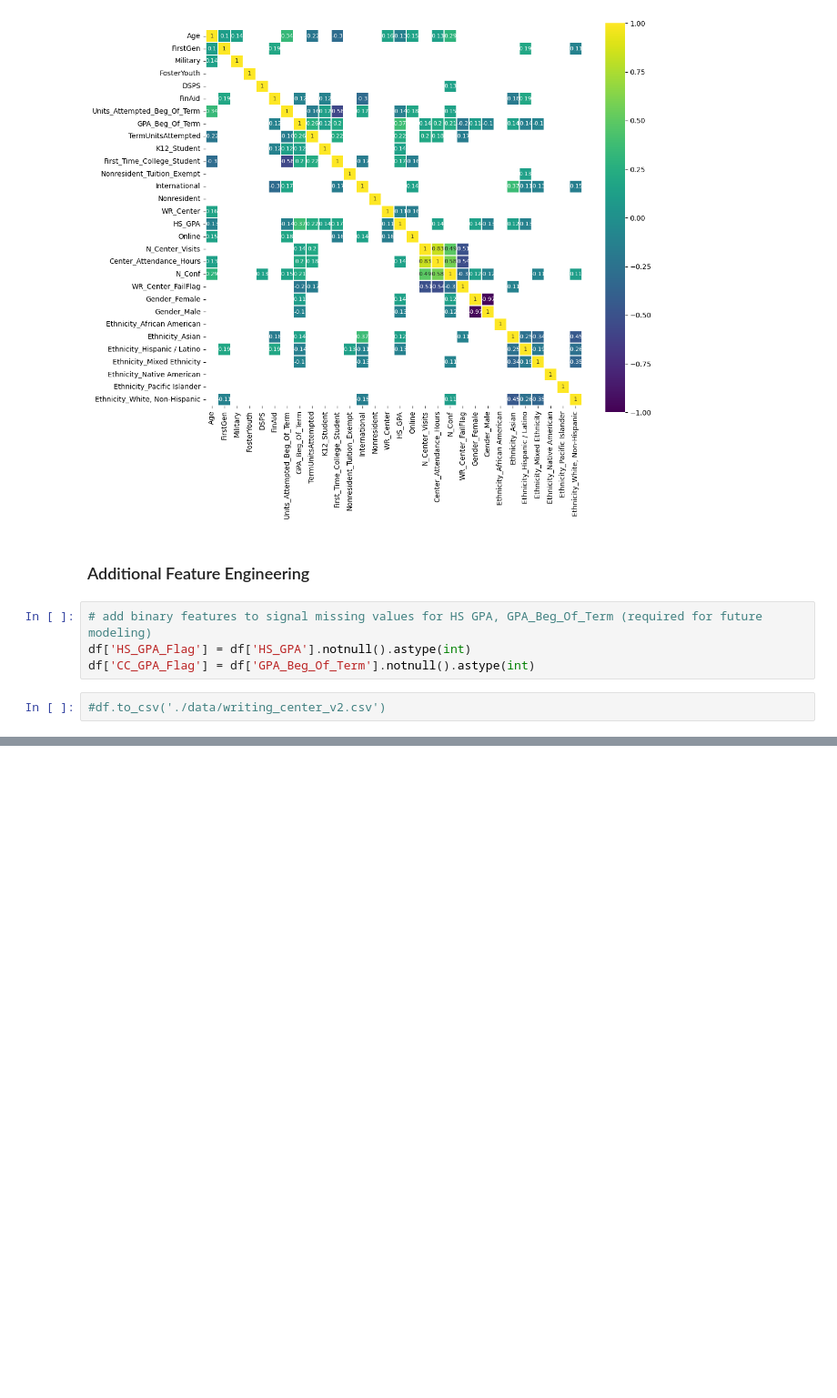
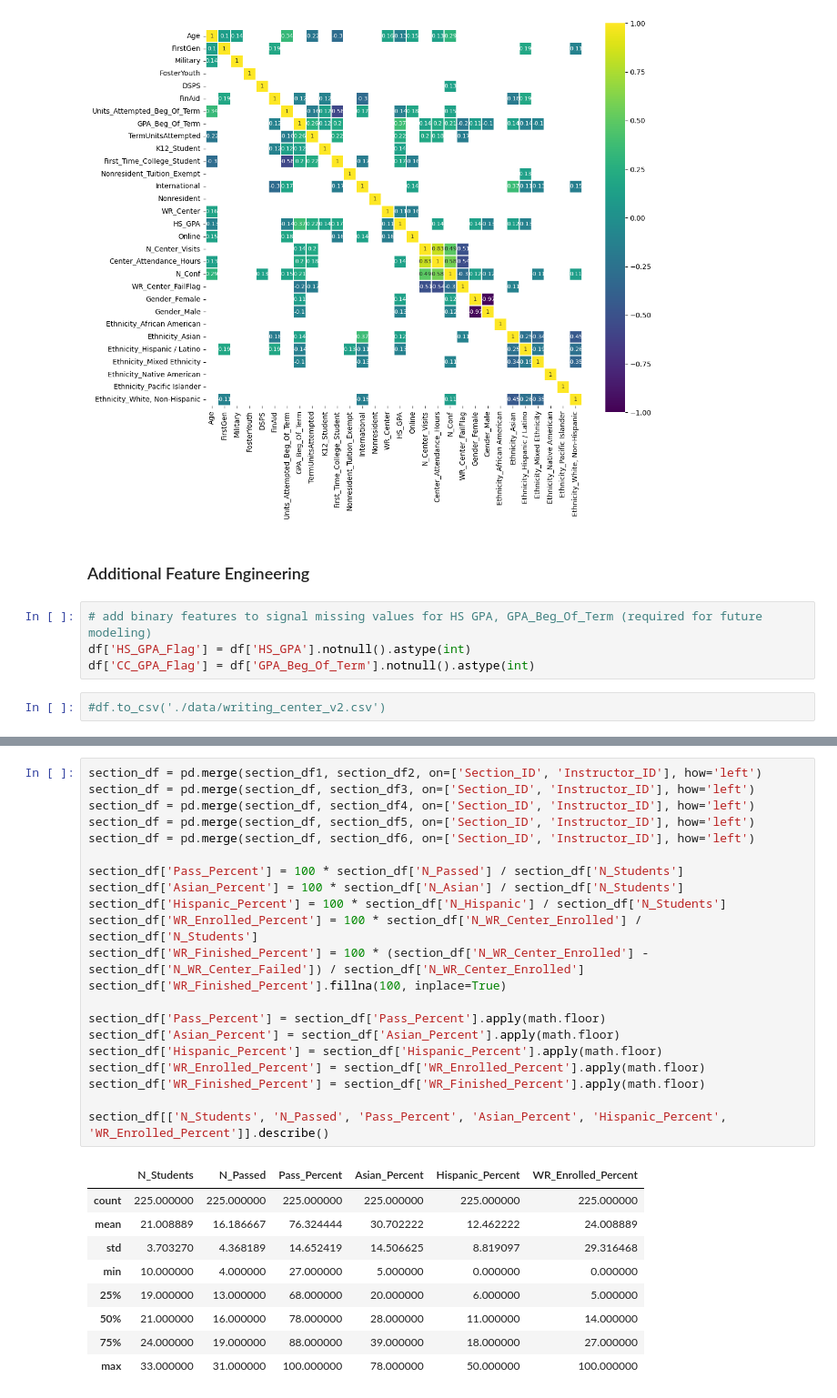
Before and after one commit to affo98/AppliedStatistics, a Jupyter notebook: EDA.ipynb, the cells around one changed output, grey strips where cells are left out. Shown at 91% size. Cells and saved outputs as stored; diff of their text form; blank space fills up the shorter version.

```diff
--- a/EDA.ipynb
+++ b/EDA.ipynb
@@ -290,0 +314,31 @@ df['CC_GPA_Flag'] = df['GPA_Beg_Of_Term'].notnull().astype(int)
+# %%
+section_df = pd.merge(section_df1, section_df2, on=['Section_ID', 'Instructor_ID'], how='left')
+section_df = pd.merge(section_df, section_df3, on=['Section_ID', 'Instructor_ID'], how='left')
+section_df = pd.merge(section_df, section_df4, on=['Section_ID', 'Instructor_ID'], how='left')
+section_df = pd.merge(section_df, section_df5, on=['Section_ID', 'Instructor_ID'], how='left')
+section_df = pd.merge(section_df, section_df6, on=['Section_ID', 'Instructor_ID'], how='left')
+
+section_df['Pass_Percent'] = 100 * section_df['N_Passed'] / section_df['N_Students']
+section_df['Asian_Percent'] = 100 * section_df['N_Asian'] / section_df['N_Students']
+section_df['Hispanic_Percent'] = 100 * section_df['N_Hispanic'] / section_df['N_Students']
+section_df['WR_Enrolled_Percent'] = 100 * section_df['N_WR_Center_Enrolled'] / section_df['N_Students']
+section_df['WR_Finished_Percent'] = 100 * (section_df['N_WR_Center_Enrolled'] - section_df['N_WR_Center_Failed']) / section_df['N_WR_Center_Enrolled']
+section_df['WR_Finished_Percent'].fillna(100, inplace=True)
+
+section_df['Pass_Percent'] = section_df['Pass_Percent'].apply(math.floor)
+section_df['Asian_Percent'] = section_df['Asian_Percent'].apply(math.floor)
+section_df['Hispanic_Percent'] = section_df['Hispanic_Percent'].apply(math.floor)
+section_df['WR_Enrolled_Percent'] = section_df['WR_Enrolled_Percent'].apply(math.floor)
+section_df['WR_Finished_Percent'] = section_df['WR_Finished_Percent'].apply(math.floor)
+
+section_df[['N_Students', 'N_Passed', 'Pass_Percent', 'Asian_Percent', 'Hispanic_Percent', 'WR_Enrolled_Percent']].describe()
+# %% [output]
+|  | N_Students | N_Passed | Pass_Percent | Asian_Percent | Hispanic_Percent | WR_Enrolled_Percent |
+| count | 225.000000 | 225.000000 | 225.000000 | 225.000000 | 225.000000 | 225.000000 |
+| mean | 21.008889 | 16.186667 | 76.324444 | 30.702222 | 12.462222 | 24.008889 |
+| std | 3.703270 | 4.368189 | 14.652419 | 14.506625 | 8.819097 | 29.316468 |
+| min | 10.000000 | 4.000000 | 27.000000 | 5.000000 | 0.000000 | 0.000000 |
+| 25% | 19.000000 | 13.000000 | 68.000000 | 20.000000 | 6.000000 | 5.000000 |
+| 50% | 21.000000 | 16.000000 | 78.000000 | 28.000000 | 11.000000 | 14.000000 |
+| 75% | 24.000000 | 19.000000 | 88.000000 | 39.000000 | 18.000000 | 27.000000 |
+| max | 33.000000 | 31.000000 | 100.000000 | 78.000000 | 50.000000 | 100.000000 |
```
Also changed, not shown: parts of 15 cells of this notebook.
